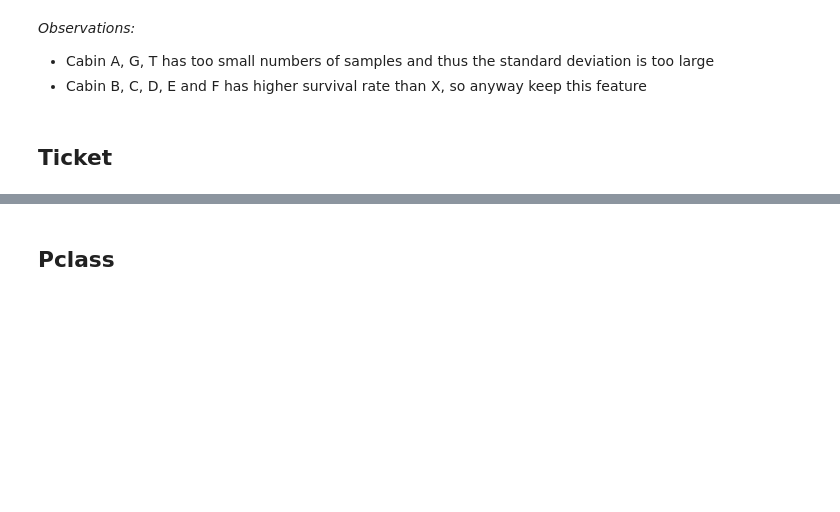
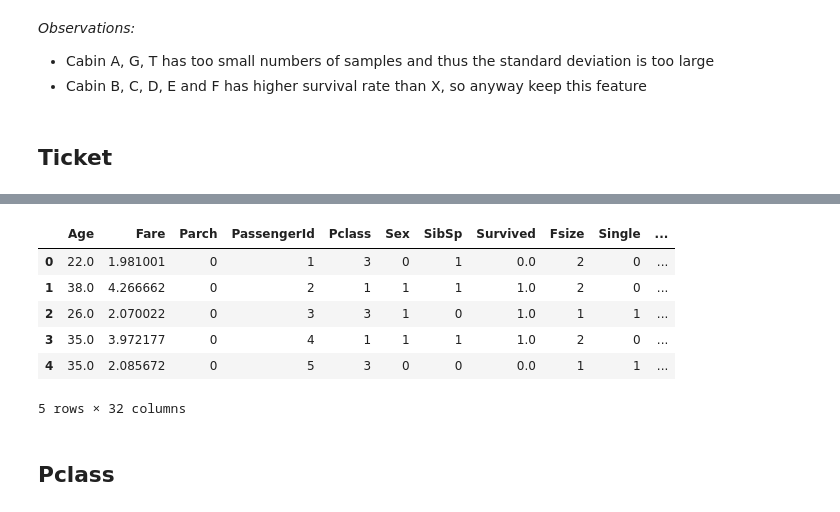
Before and after one commit to yuki678/kaggle, a Jupyter notebook: Titanic/Titanic Ensemble Model Test.ipynb, the cells around one changed output, grey strips where cells are left out. Drawn from its saved outputs; the diff is of its cells as text; code cells hidden in the pictures; blank space fills up the shorter version.

```diff
--- a/Titanic/Titanic Ensemble Model Test.ipynb
+++ b/Titanic/Titanic Ensemble Model Test.ipynb
@@ -575,3 +590,20 @@ dataset = pd.get_dummies(dataset, columns=["Ticket"], prefix="T")
+# %%
+# Use only the first 5
+dataset["Ticket_X"] = pd.Series(1 if ticket == 'X' else 0 for ticket in dataset["Ticket"])
+dataset["Ticket_PC"] = pd.Series(1 if ticket == 'PC' else 0 for ticket in dataset["Ticket"])
+dataset["Ticket_CA"] = pd.Series(1 if ticket == 'CA' else 0 for ticket in dataset["Ticket"])
+dataset["Ticket_A5"] = pd.Series(1 if ticket == 'A5' else 0 for ticket in dataset["Ticket"])
+dataset["Ticket_SOTONOQ"] = pd.Series(1 if ticket == 'STONOQ' else 0 for ticket in dataset["Ticket"])
+dataset.drop(labels=["Ticket"], axis=1, inplace=True)
+dataset.head()
+# %% [output]
+|  | Age | Fare | Parch | PassengerId | Pclass | Sex | SibSp | Survived | Fsize | Single | ... |
+| 0 | 22.0 | 1.981001 | 0 | 1 | 3 | 0 | 1 | 0.0 | 2 | 0 | ... |
+| 1 | 38.0 | 4.266662 | 0 | 2 | 1 | 1 | 1 | 1.0 | 2 | 0 | ... |
+| 2 | 26.0 | 2.070022 | 0 | 3 | 3 | 1 | 0 | 1.0 | 1 | 1 | ... |
+| 3 | 35.0 | 3.972177 | 0 | 4 | 1 | 1 | 1 | 1.0 | 2 | 0 | ... |
+| 4 | 35.0 | 2.085672 | 0 | 5 | 3 | 0 | 0 | 0.0 | 1 | 1 | ... |
+5 rows × 32 columns
 # %% [markdown]
 ## Pclass
 # %%
```
Also changed, not shown: parts of 33 cells of this notebook.
